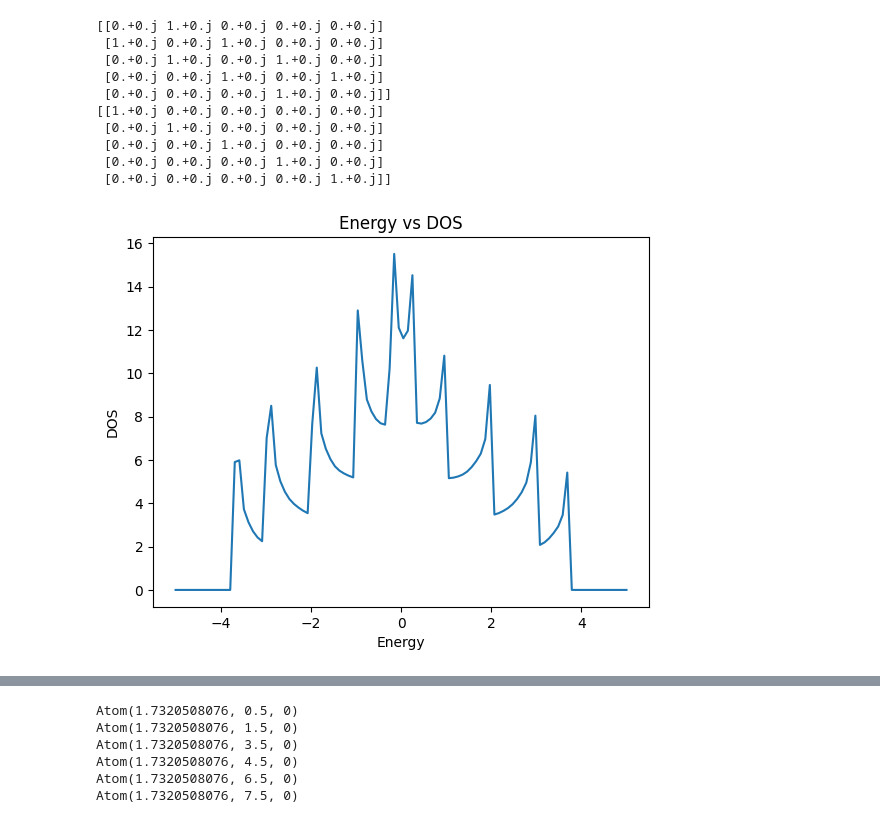
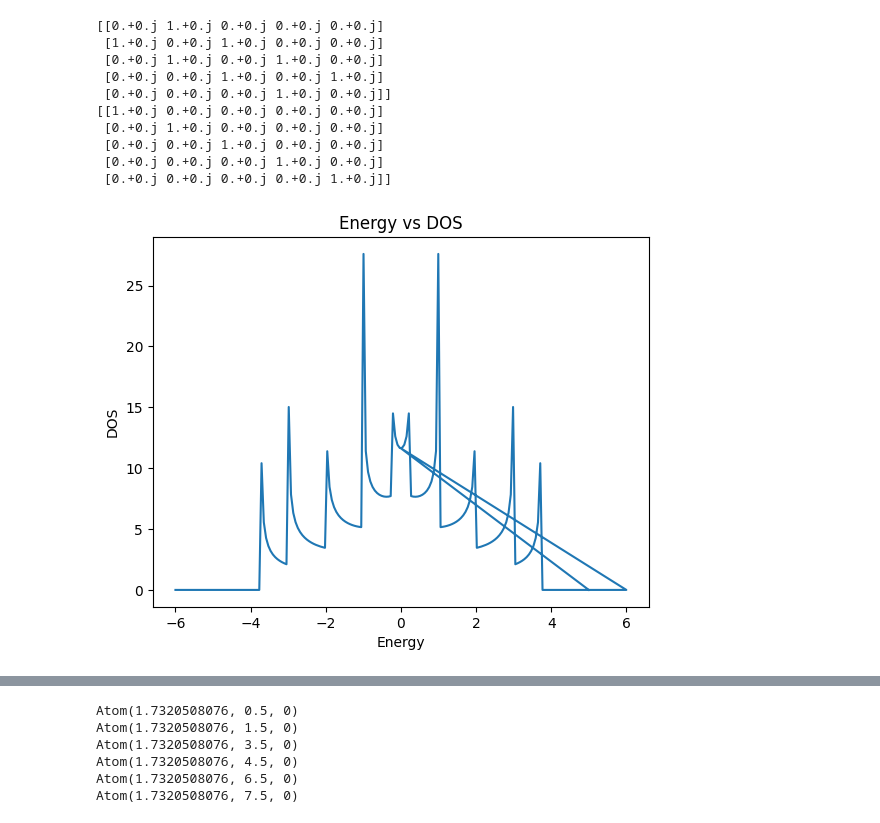
Before and after one commit to nandandiwan/transistorNEGF, a Jupyter notebook: src/test_systems/test.ipynb, the cells around one changed output, grey strips where cells are left out. Drawn from its saved outputs; the diff is of its cells as text; code cells hidden in the pictures.

Commit message:
graphene dos look nice now

```diff
--- a/src/test_systems/test.ipynb
+++ b/src/test_systems/test.ipynb
@@ -21,13 +8,15 @@ array([[0.04999997-0.99874872j]])
 # %%
+ham = Hamiltonian("one_d_wire")
+gf = GreensFunction(ham)
 
 
+energy = np.linspace(-6,6, 200)
 
-energy = np.linspace(-5,5, 100)
-dos = [None] * 100
+dos = [None] * 202
 
 for ide, e in enumerate(energy):
-    dos[ide] = np.sum(gf.compute_density_of_states(E=e, self_energy_method="transfer"))
-plt.plot(energy, dos)
+    dos[ide] = np.sum(gf.compute_density_of_states(E=e, self_energy_method="sancho_rubio"))
+plt.scatter(energy, dos)
 plt.ylabel('DOS')
 plt.xlabel('Energy')
 plt.title('Energy vs DOS')
@@ -36,9 +25,9 @@ plt.show()
 
 for ide, e in enumerate(energy):
     dos[ide] = gf.compute_transmission(E=e)
-plt.plot(energy, dos)
-plt.ylabel('Transmission')
-plt.xlabel('Energy')
+plt.scatter(dos, energy)
+plt.ylabel('Energy')
+plt.xlabel('Tranmission')
 plt.title('Transmission vs energy')
 
 plt.show()
@@ -48,32 +37,33 @@ plt.show()
 # %%
-ham = Hamiltonian("qpc")
-ham.Vg = 0.1
-gf = GreensFunction(ham)
-H00, H01, H10 = ham.get_H00_H01_H10()
+
+hamiltonian = Hamiltonian("qpc")
+hamiltonian.Vg = 0.0
+gf = GreensFunction(hamiltonian)
+H00, H01, H10 = hamiltonian.get_H00_H01_H10()
 
 print(H00.toarray())
 print(H01.toarray())
 
 for ide, e in enumerate(energy):
-    dos[ide] = np.sum(gf.compute_density_of_states(E=e, self_energy_method="transfer"))
+    dos[ide] = np.sum(gf.compute_density_of_states(E=e, self_energy_method="sancho_rubio"))
 plt.plot(energy, dos)
 plt.ylabel('DOS')
 plt.xlabel('Energy')
 plt.title('Energy vs DOS')
 
 plt.show()
 # %% [output]
 [[0.+0.j 1.+0.j 0.+0.j 0.+0.j 0.+0.j]
  [1.+0.j 0.+0.j 1.+0.j 0.+0.j 0.+0.j]
  [0.+0.j 1.+0.j 0.+0.j 1.+0.j 0.+0.j]
  [0.+0.j 0.+0.j 1.+0.j 0.+0.j 1.+0.j]
  [0.+0.j 0.+0.j 0.+0.j 1.+0.j 0.+0.j]]
 [[1.+0.j 0.+0.j 0.+0.j 0.+0.j 0.+0.j]
  [0.+0.j 1.+0.j 0.+0.j 0.+0.j 0.+0.j]
  [0.+0.j 0.+0.j 1.+0.j 0.+0.j 0.+0.j]
  [0.+0.j 0.+0.j 0.+0.j 1.+0.j 0.+0.j]
  [0.+0.j 0.+0.j 0.+0.j 0.+0.j 1.+0.j]]
-[figure, old version]
+[figure, new version]
 # %%
 import scipy.sparse as sp
 from utils import smart_inverse
```
Also changed, not shown: parts of 10 cells of this notebook, 1 other file.
